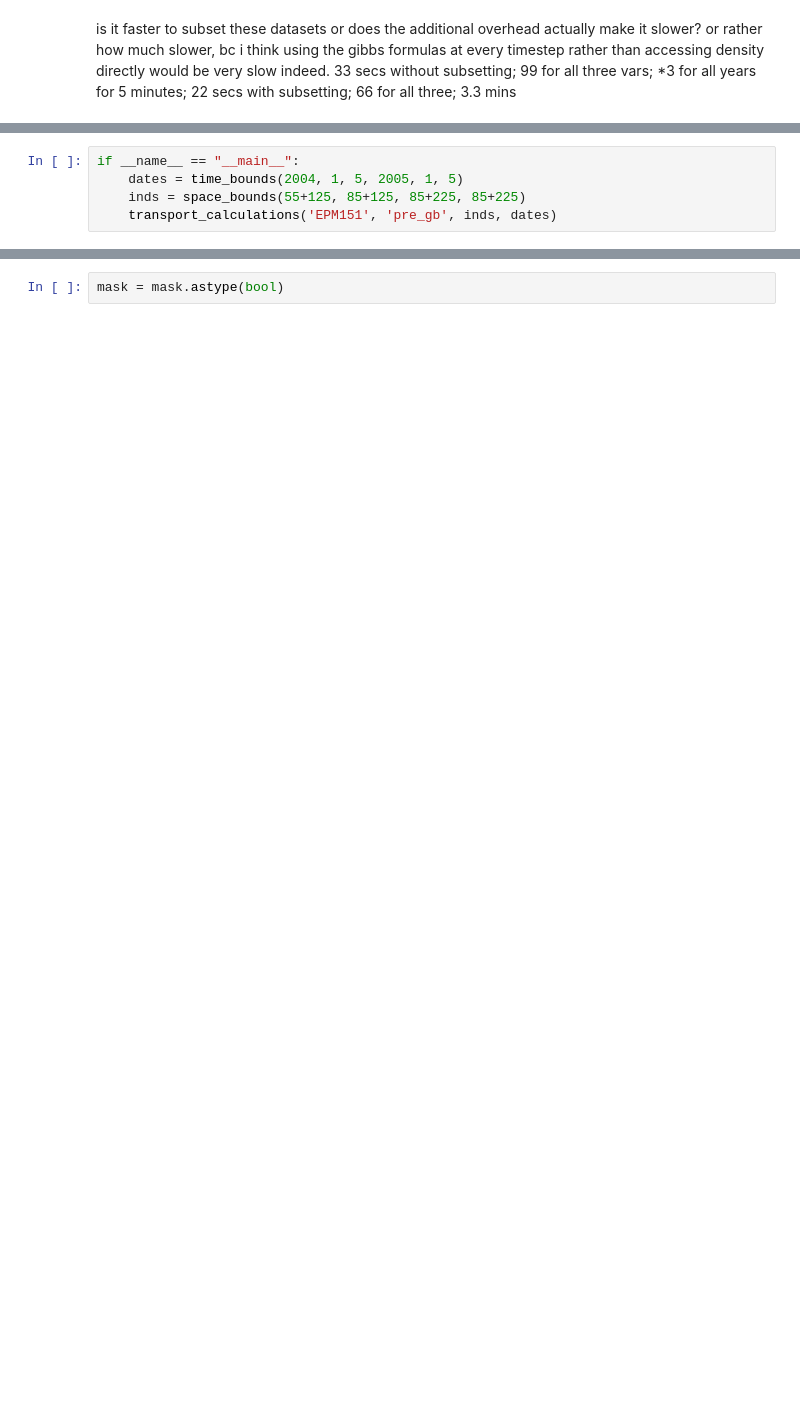
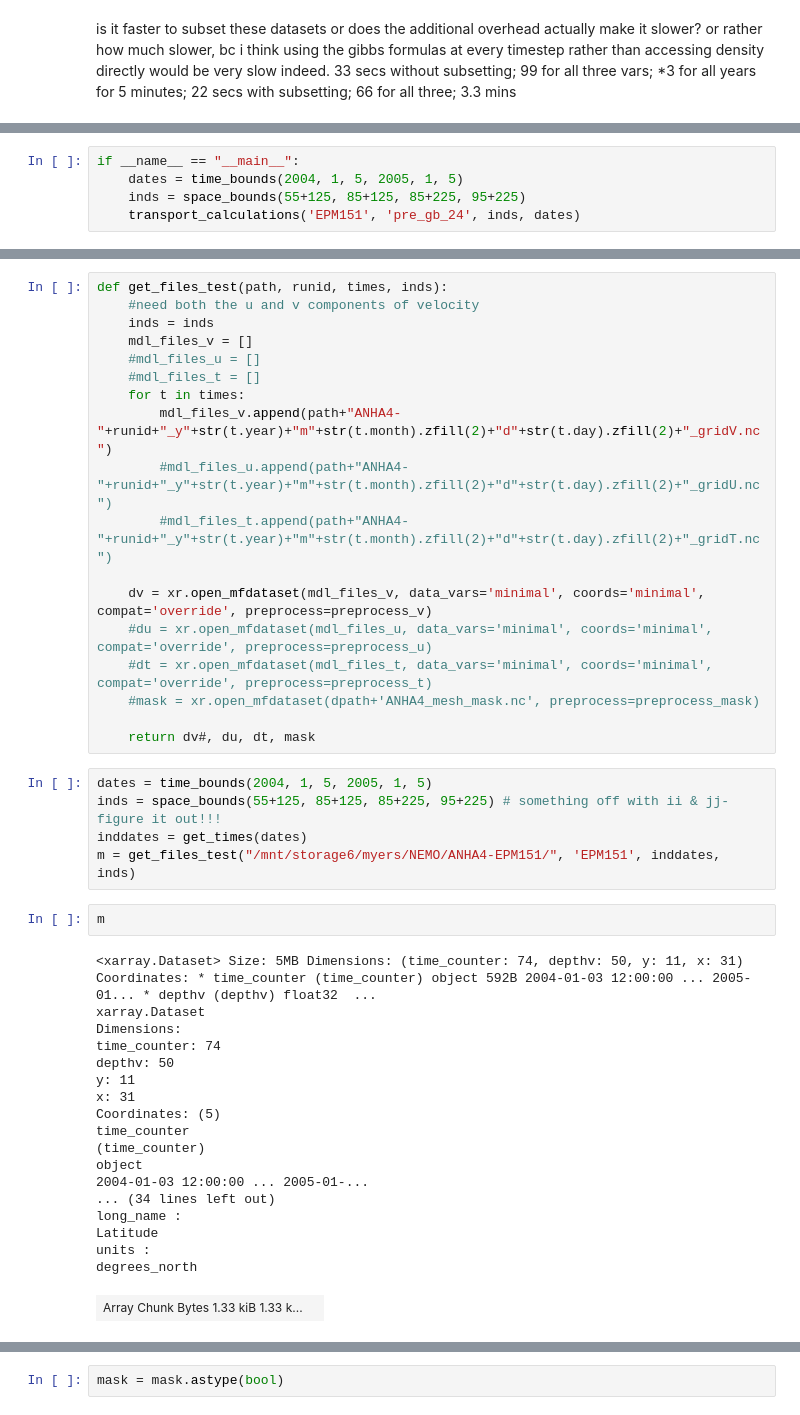
Before and after one commit to gekirkpatrick/NEMO-Analysis-Base-Scripts, a Jupyter notebook: water_mass_transports.ipynb, the cells around one changed output, grey strips where cells are left out. Cells and saved outputs as stored; diff of their text form; blank space fills up the shorter version.

```diff
--- a/water_mass_transports.ipynb
+++ b/water_mass_transports.ipynb
@@ -310,6 +326,6 @@ def transport_calculations(runid, secname, inds, dates):
 # %%
 if __name__ == "__main__":
     dates = time_bounds(2004, 1, 5, 2005, 1, 5)
-    inds = space_bounds(55+125, 85+125, 85+225, 85+225)
-    transport_calculations('EPM151', 'pre_gb', inds, dates)
+    inds = space_bounds(55+125, 85+125, 85+225, 95+225)
+    transport_calculations('EPM151', 'pre_gb_24', inds, dates)
 # %% [output]
@@ -361,3 +345,47 @@ u = ds_u4['vozocrtx'][0, :, 180:190, 200:210]
 mask = np.zeros((10,10))
 py = [0,1,2,3,4,5,6,7,8,9]
 px = [0,1,2,3,4,5,6,7,8,9]
+# %%
+def get_files_test(path, runid, times, inds):
+    #need both the u and v components of velocity
+    inds = inds
+    mdl_files_v = []
+    #mdl_files_u = []
+    #mdl_files_t = []
+    for t in times:
+        mdl_files_v.append(path+"ANHA4-"+runid+"_y"+str(t.year)+"m"+str(t.month).zfill(2)+"d"+str(t.day).zfill(2)+"_gridV.nc")
+        #mdl_files_u.append(path+"ANHA4-"+runid+"_y"+str(t.year)+"m"+str(t.month).zfill(2)+"d"+str(t.day).zfill(2)+"_gridU.nc")
+        #mdl_files_t.append(path+"ANHA4-"+runid+"_y"+str(t.year)+"m"+str(t.month).zfill(2)+"d"+str(t.day).zfill(2)+"_gridT.nc")
+
+    dv = xr.open_mfdataset(mdl_files_v, data_vars='minimal', coords='minimal', compat='override', preprocess=preprocess_v)
+    #du = xr.open_mfdataset(mdl_files_u, data_vars='minimal', coords='minimal', compat='override', preprocess=preprocess_u)
+    #dt = xr.open_mfdataset(mdl_files_t, data_vars='minimal', coords='minimal', compat='override', preprocess=preprocess_t)
+    #mask = xr.open_mfdataset(dpath+'ANHA4_mesh_mask.nc', preprocess=preprocess_mask)
+
+    return dv#, du, dt, mask
+# %%
+dates = time_bounds(2004, 1, 5, 2005, 1, 5)
+inds = space_bounds(55+125, 85+125, 85+225, 95+225) # something off with ii & jj- figure it out!!!
+inddates = get_times(dates)
+m = get_files_test("/mnt/storage6/myers/NEMO/ANHA4-EPM151/", 'EPM151', inddates, inds)
+# %%
+m
+# %% [output]
+<xarray.Dataset> Size: 5MB Dimensions: (time_counter: 74, depthv: 50, y: 11, x: 31) Coordinates: * time_counter (time_counter) object 592B 2004-01-03 12:00:00 ... 2005-01... * depthv (depthv) float32  ...
+xarray.Dataset
+Dimensions:
+time_counter: 74
+depthv: 50
+y: 11
+x: 31
+Coordinates: (5)
+time_counter
+(time_counter)
+object
+2004-01-03 12:00:00 ... 2005-01-...
+... (34 lines left out)
+long_name :
+Latitude
+units :
+degrees_north
+| Array Chunk Bytes 1.33 kiB 1.33 k... |  |
```
Also changed, not shown: parts of 18 cells of this notebook.
